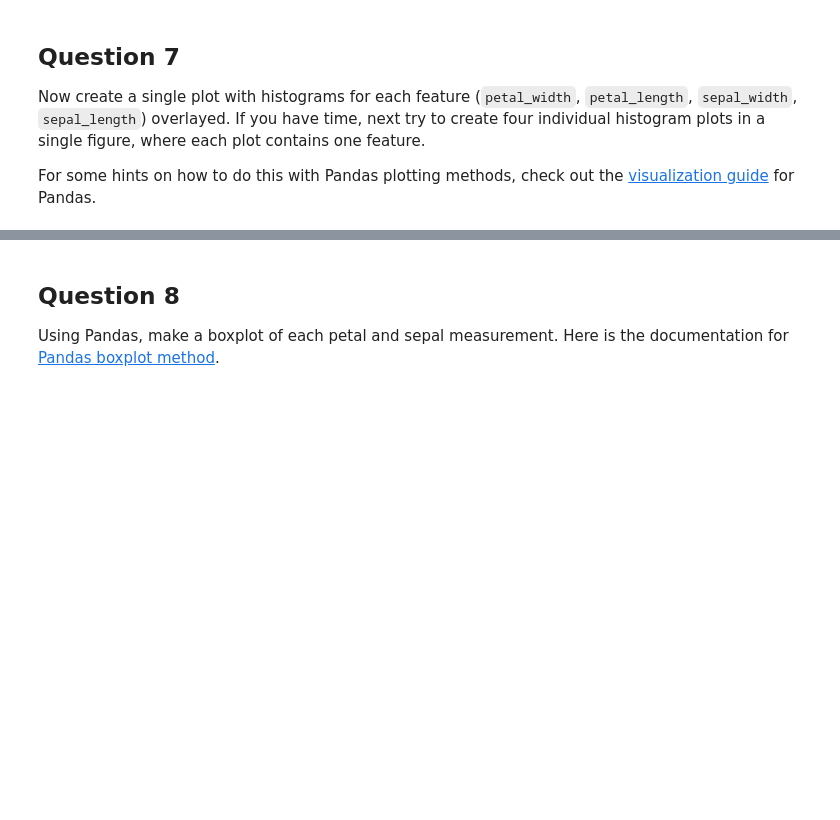
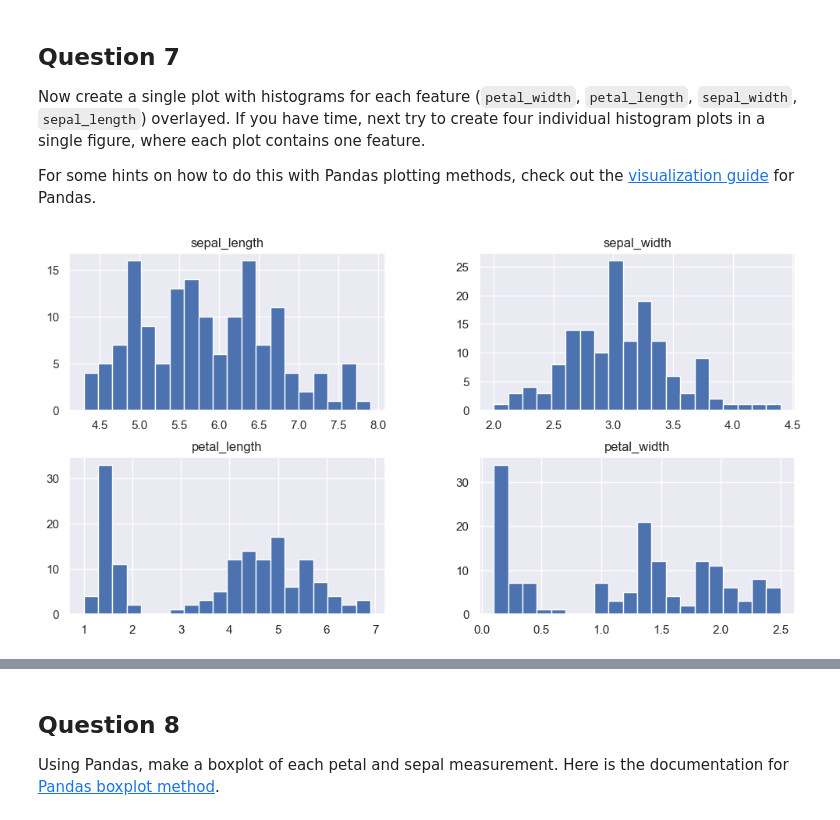
Before and after one commit to ilyarudyak/ibm-machine-learning, a Jupyter notebook: 01-exploratory-analysis/01c_LAB_EDA.ipynb, the cells around one changed output, grey strips where cells are left out. Drawn from its saved outputs; the diff is of its cells as text; code cells hidden in the pictures; blank space fills up the shorter version.

```diff
--- a/01-exploratory-analysis/01c_LAB_EDA.ipynb
+++ b/01-exploratory-analysis/01c_LAB_EDA.ipynb
@@ -230,3 +267,7 @@ for i, species in enumerate(iris.species.unique()):
 Now create a single plot with histograms for each feature (`petal_width`, `petal_length`, `sepal_width`, `sepal_length`) overlayed. If you have time, next try to create four individual histogram plots in a single figure, where each plot contains one feature.
 
 For some hints on how to do this with Pandas plotting methods, check out the [visualization guide](http://pandas.pydata.org/pandas-docs/version/0.18.1/visualization.html) for Pandas.
+# %%
+iris.hist(figsize=(12, 6), bins=20);
+# %% [output]
+[figure, added]
```
Also changed, not shown: parts of 10 cells of this notebook, 5 other files.
